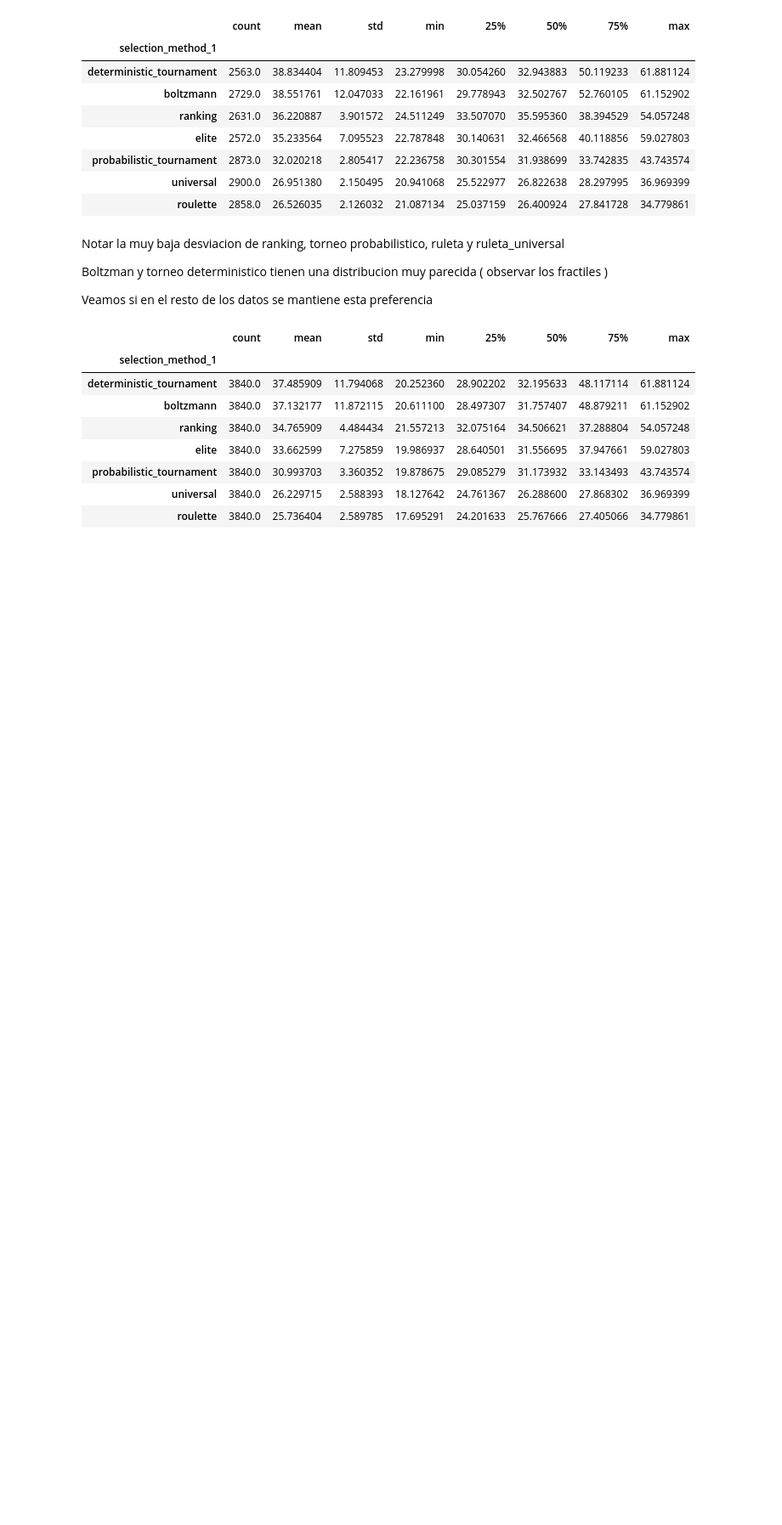
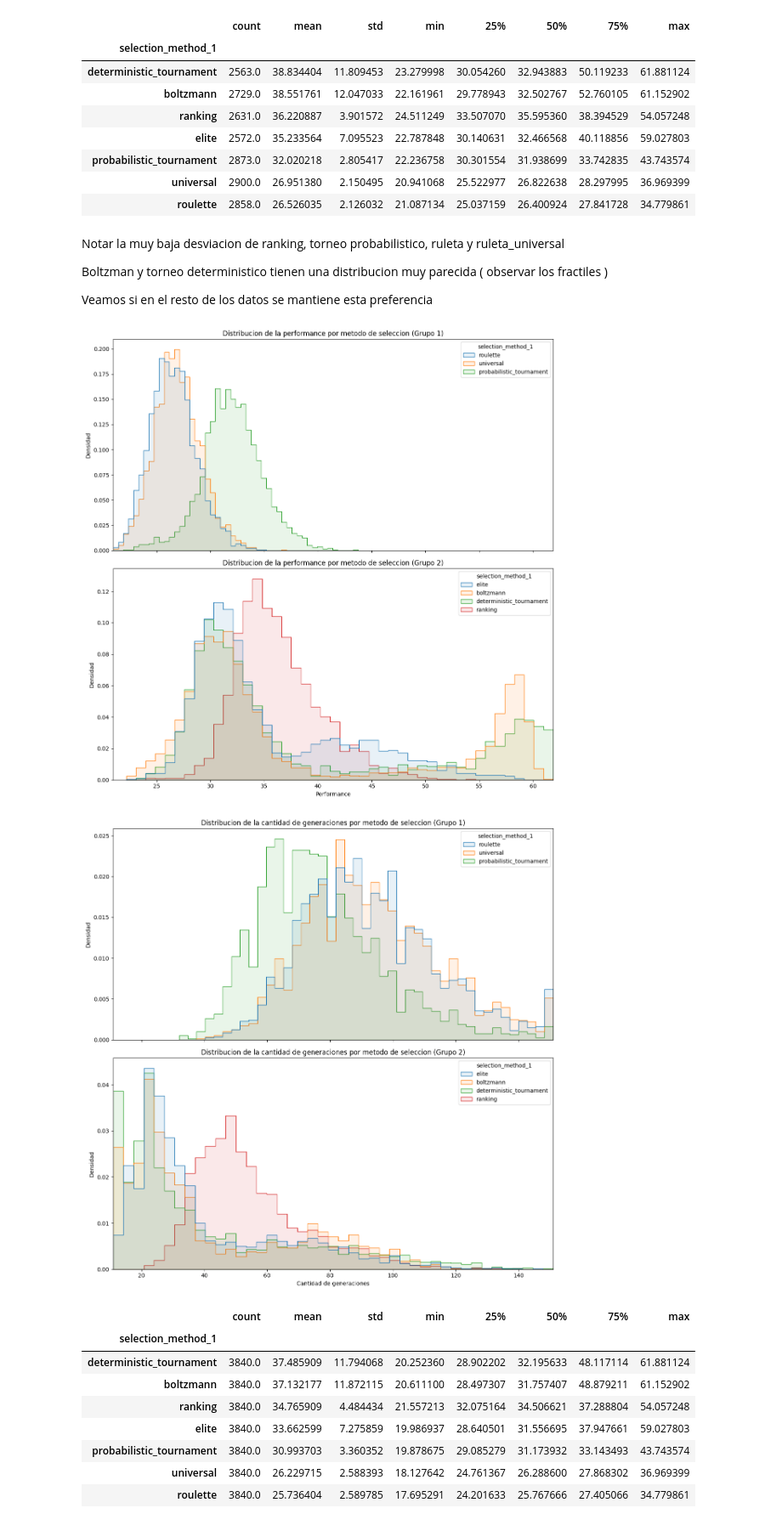
Before and after one commit to Ian-Arnott/TPs-SIA, a Jupyter notebook: Tp2/data_analysis.ipynb, the cells around one changed output. Shown at 85% size. Saved outputs shown, nothing was run; the diff lists cells and outputs as text; code cells hidden in the pictures; blank space fills up the shorter version.

```diff
--- a/Tp2/data_analysis.ipynb
+++ b/Tp2/data_analysis.ipynb
@@ -99,6 +101,51 @@ Notar la muy baja desviacion de ranking, torneo probabilistico, ruleta y ruleta_
 Boltzman y torneo deterministico tienen una distribucion muy parecida ( observar los fractiles )
 
 Veamos si en el resto de los datos se mantiene esta preferencia
+# %%
+group1 = ['universal', 'roulette', 'probabilistic_tournament']
+group2 = ['elite', 'boltzmann', 'deterministic_tournament', 'ranking']
+
+data_df = filteredDf
+
+performance_min = data_df['performance'].min()
+performance_max = data_df['performance'].max()
+generation_min = data_df['generation'].min()
+generation_max = data_df['generation'].max()
+fig, axes = plt.subplots(2, 1, figsize=(12, 12), sharex=True)
+
+sns.histplot(data=data_df[data_df['selection_method_1'].isin(group1)], x="performance", hue="selection_method_1", element="step", stat="density", common_norm=False, fill=True, alpha=0.1, ax=axes[0])
+axes[0].set_title("Distribucion de la performance por metodo de seleccion (Grupo 1)")
+axes[0].set_ylabel("Densidad")
+axes[0].set_xlim([performance_min, performance_max])
+
+sns.histplot(data=data_df[data_df['selection_method_1'].isin(group2)], x="performance", hue="selection_method_1", element="step", stat="density", common_norm=False, fill=True, alpha=0.1, ax=axes[1])
+axes[1].set_title("Distribucion de la performance por metodo de seleccion (Grupo 2)")
+axes[1].set_xlabel("Performance")
+axes[1].set_ylabel("Densidad")
+axes[1].set_xlim([performance_min, performance_max])
+
+plt.tight_layout()
+plt.show()
+
+# Create even less opaque plots with 'generation' graphs from different groups, one above the other
+fig, axes = plt.subplots(2, 1, figsize=(12, 12), sharex=True)
+
+sns.histplot(data=data_df[data_df['selection_method_1'].isin(group1)], x="generation", hue="selection_method_1", element="step", stat="density", common_norm=False, fill=True, alpha=0.1, ax=axes[0])
+axes[0].set_title("Distribucion de la cantidad de generaciones por metodo de seleccion (Grupo 1)")
+axes[0].set_ylabel("Densidad")
+axes[0].set_xlim([generation_min, generation_max])
+
+sns.histplot(data=data_df[data_df['selection_method_1'].isin(group2)], x="generation", hue="selection_method_1", element="step", stat="density", common_norm=False, fill=True, alpha=0.1, ax=axes[1])
+axes[1].set_title("Distribucion de la cantidad de generaciones por metodo de seleccion (Grupo 2)")
+axes[1].set_xlabel("Cantidad de generaciones")
+axes[1].set_ylabel("Densidad")
+axes[1].set_xlim([generation_min, generation_max])
+
+plt.tight_layout()
+plt.show()
+# %% [output]
+[figure, added]
+[figure, added]
 # %%
 df.groupby(['selection_method_1'])['performance'].describe().sort_values('mean',ascending=False)
 # %% [output]
```
Also changed, not shown: parts of 1 cell of this notebook.
